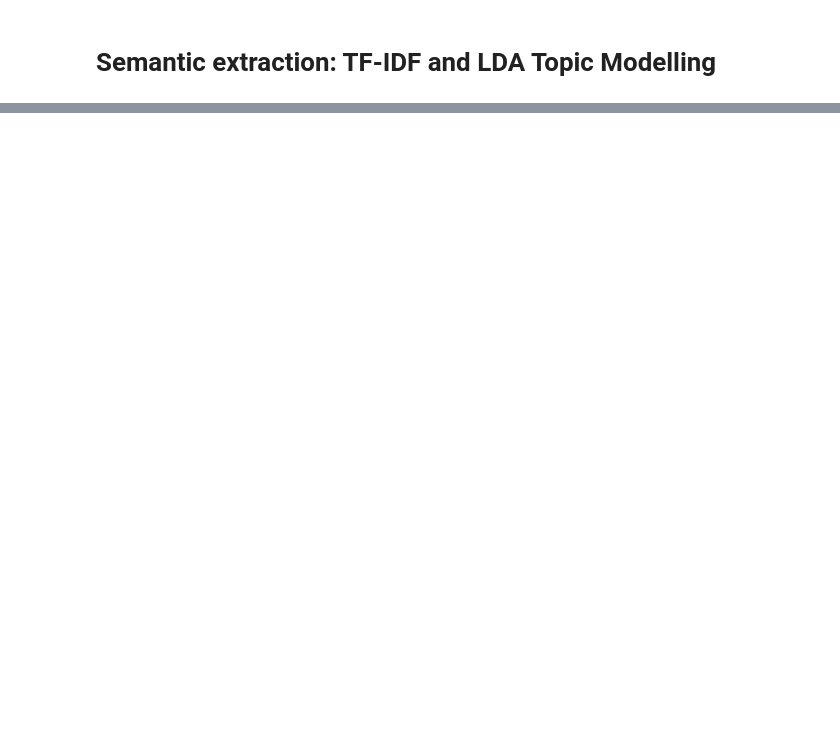
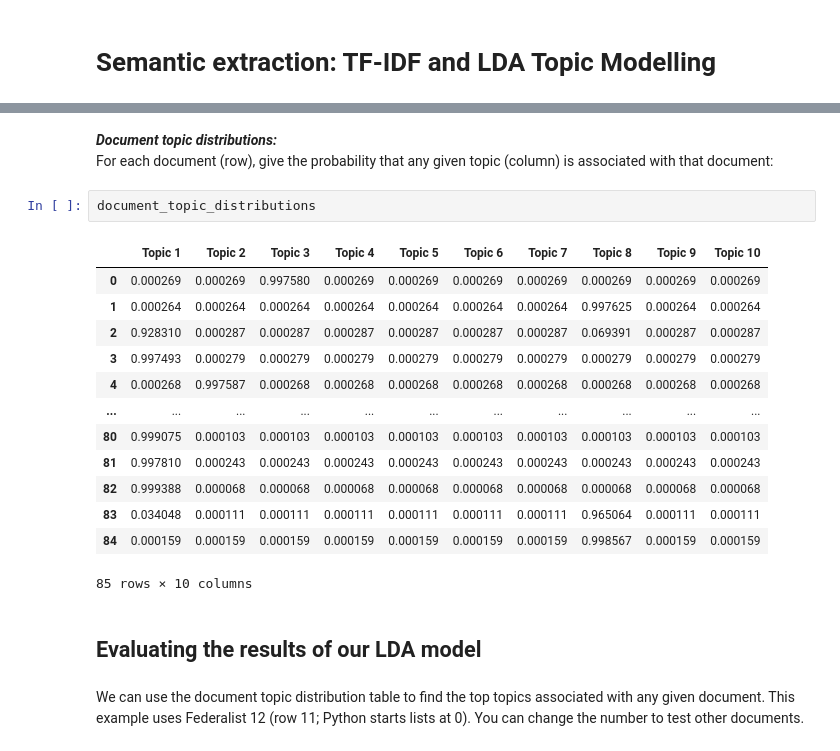
Before and after one commit to hlapin/DHTeaching, a Jupyter notebook: Getting_Started_With_Text_Mining_Stylometry,_TF_IDF,_Topic_Modelling.ipynb, the cells around one changed output, grey strips where cells are left out. Saved outputs shown, nothing was run; the diff lists cells and outputs as text; blank space fills up the shorter version.

```diff
--- a/Getting_Started_With_Text_Mining_Stylometry,_TF_IDF,_Topic_Modelling.ipynb
+++ b/Getting_Started_With_Text_Mining_Stylometry,_TF_IDF,_Topic_Modelling.ipynb
@@ -729,0 +916,23 @@ The number of features that we use dictates the number of dimensions that we nee
+# %% [markdown]
+***Document topic distributions:***
+For each document (row), give the probability that any given topic (column) is associated with that document:
+# %%
+document_topic_distributions
+# %% [output]
+|  | Topic 1 | Topic 2 | Topic 3 | Topic 4 | Topic 5 | Topic 6 | Topic 7 | Topic 8 | Topic 9 | Topic 10 |
+| 0 | 0.000269 | 0.000269 | 0.997580 | 0.000269 | 0.000269 | 0.000269 | 0.000269 | 0.000269 | 0.000269 | 0.000269 |
+| 1 | 0.000264 | 0.000264 | 0.000264 | 0.000264 | 0.000264 | 0.000264 | 0.000264 | 0.997625 | 0.000264 | 0.000264 |
+| 2 | 0.928310 | 0.000287 | 0.000287 | 0.000287 | 0.000287 | 0.000287 | 0.000287 | 0.069391 | 0.000287 | 0.000287 |
+| 3 | 0.997493 | 0.000279 | 0.000279 | 0.000279 | 0.000279 | 0.000279 | 0.000279 | 0.000279 | 0.000279 | 0.000279 |
+| 4 | 0.000268 | 0.997587 | 0.000268 | 0.000268 | 0.000268 | 0.000268 | 0.000268 | 0.000268 | 0.000268 | 0.000268 |
+| ... | ... | ... | ... | ... | ... | ... | ... | ... | ... | ... |
+| 80 | 0.999075 | 0.000103 | 0.000103 | 0.000103 | 0.000103 | 0.000103 | 0.000103 | 0.000103 | 0.000103 | 0.000103 |
+| 81 | 0.997810 | 0.000243 | 0.000243 | 0.000243 | 0.000243 | 0.000243 | 0.000243 | 0.000243 | 0.000243 | 0.000243 |
+| 82 | 0.999388 | 0.000068 | 0.000068 | 0.000068 | 0.000068 | 0.000068 | 0.000068 | 0.000068 | 0.000068 | 0.000068 |
+| 83 | 0.034048 | 0.000111 | 0.000111 | 0.000111 | 0.000111 | 0.000111 | 0.000111 | 0.965064 | 0.000111 | 0.000111 |
+| 84 | 0.000159 | 0.000159 | 0.000159 | 0.000159 | 0.000159 | 0.000159 | 0.000159 | 0.998567 | 0.000159 | 0.000159 |
+85 rows × 10 columns
+# %% [markdown]
+## Evaluating the results of our LDA model
+# %% [markdown]
+We can use the document topic distribution table to find the top topics associated with any given document. This example uses  Federalist 12 (row 11; Python starts lists at 0). You can change the number to test other documents.
```
Also changed, not shown: parts of 71 cells of this notebook.
